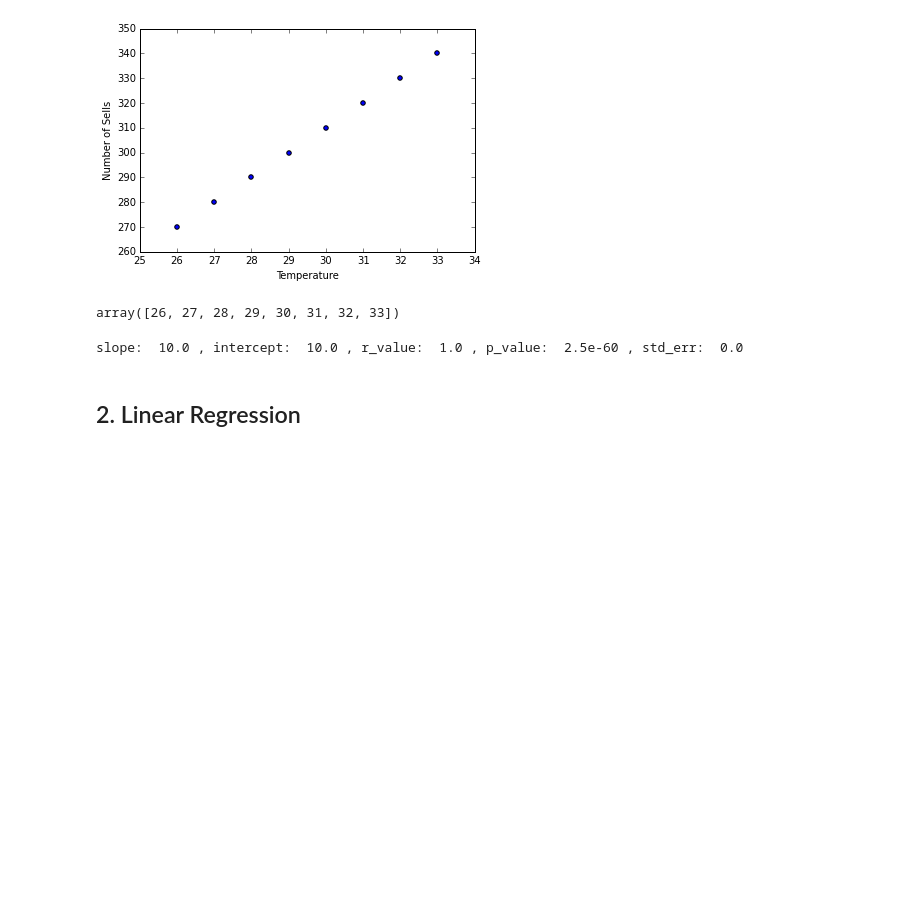
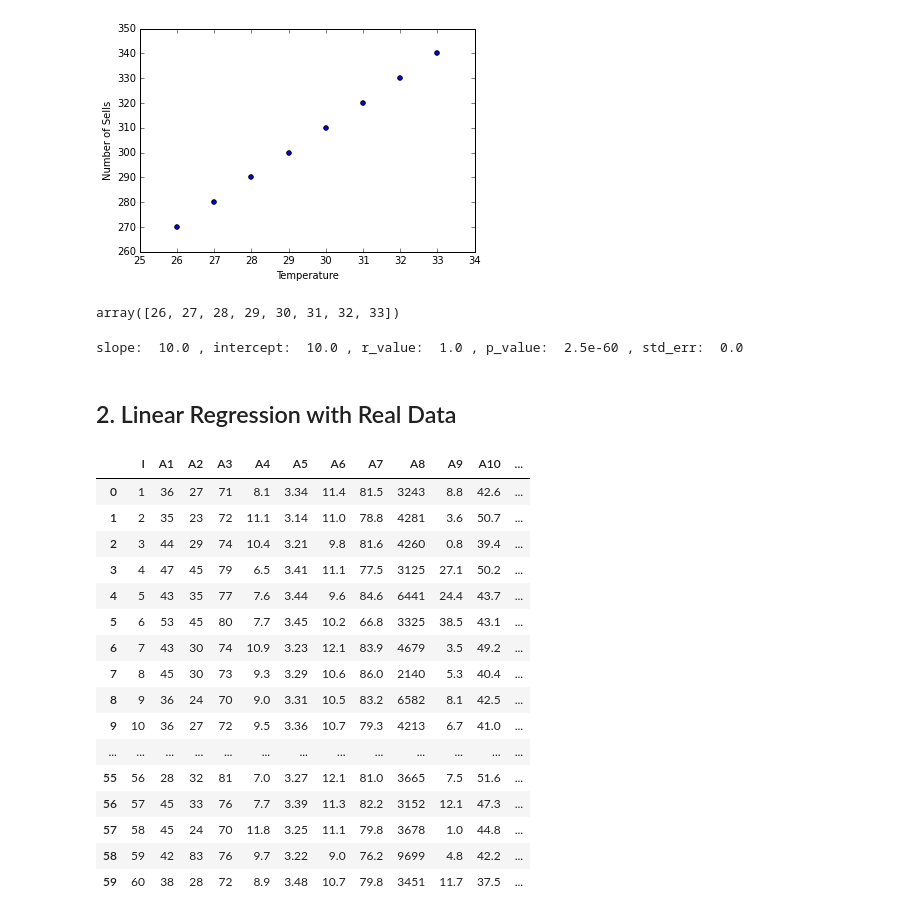
Before and after one commit to bluebibi/python-for-data-analysis, a Jupyter notebook: data_science/linear_regression.ipynb, the cells around one changed output. Cells and saved outputs as stored; diff of their text form; code cells hidden in the pictures; blank space fills up the shorter version.

```diff
--- a/data_science/linear_regression.ipynb
+++ b/data_science/linear_regression.ipynb
@@ -40,4 +40,4 @@ print "slope: ", slope, ", intercept: ", intercept, ", r_value: ", r_value, ", p
 # %% [output]
 slope:  10.0 , intercept:  10.0 , r_value:  1.0 , p_value:  2.5e-60 , std_err:  0.0
 # %% [markdown]
-## 2. Linear Regression
+## 2. Linear Regression with Real Data
@@ -45,0 +44,27 @@ pathUrl2 = 'https://raw.githubusercontent.com/pydata/pydata-book/master/ch02/usa
+# %%
+import urllib2
+import json
+
+pathUrl = 'https://raw.githubusercontent.com/bluebibi/python-for-data-analysis/master/data_science/death_rate.csv'
+raw_csv = urllib2.urlopen(pathUrl)
+df = pd.read_csv(raw_csv)
+# %%
+df
+# %% [output]
+|  | I | A1 | A2 | A3 | A4 | A5 | A6 | A7 | A8 | A9 | A10 | ... |
+| 0 | 1 | 36 | 27 | 71 | 8.1 | 3.34 | 11.4 | 81.5 | 3243 | 8.8 | 42.6 | ... |
+| 1 | 2 | 35 | 23 | 72 | 11.1 | 3.14 | 11.0 | 78.8 | 4281 | 3.6 | 50.7 | ... |
+| 2 | 3 | 44 | 29 | 74 | 10.4 | 3.21 | 9.8 | 81.6 | 4260 | 0.8 | 39.4 | ... |
+| 3 | 4 | 47 | 45 | 79 | 6.5 | 3.41 | 11.1 | 77.5 | 3125 | 27.1 | 50.2 | ... |
+| 4 | 5 | 43 | 35 | 77 | 7.6 | 3.44 | 9.6 | 84.6 | 6441 | 24.4 | 43.7 | ... |
+| 5 | 6 | 53 | 45 | 80 | 7.7 | 3.45 | 10.2 | 66.8 | 3325 | 38.5 | 43.1 | ... |
+| 6 | 7 | 43 | 30 | 74 | 10.9 | 3.23 | 12.1 | 83.9 | 4679 | 3.5 | 49.2 | ... |
+| 7 | 8 | 45 | 30 | 73 | 9.3 | 3.29 | 10.6 | 86.0 | 2140 | 5.3 | 40.4 | ... |
+| 8 | 9 | 36 | 24 | 70 | 9.0 | 3.31 | 10.5 | 83.2 | 6582 | 8.1 | 42.5 | ... |
+| 9 | 10 | 36 | 27 | 72 | 9.5 | 3.36 | 10.7 | 79.3 | 4213 | 6.7 | 41.0 | ... |
+| ... | ... | ... | ... | ... | ... | ... | ... | ... | ... | ... | ... | ... |
+| 55 | 56 | 28 | 32 | 81 | 7.0 | 3.27 | 12.1 | 81.0 | 3665 | 7.5 | 51.6 | ... |
+| 56 | 57 | 45 | 33 | 76 | 7.7 | 3.39 | 11.3 | 82.2 | 3152 | 12.1 | 47.3 | ... |
+| 57 | 58 | 45 | 24 | 70 | 11.8 | 3.25 | 11.1 | 79.8 | 3678 | 1.0 | 44.8 | ... |
+| 58 | 59 | 42 | 83 | 76 | 9.7 | 3.22 | 9.0 | 76.2 | 9699 | 4.8 | 42.2 | ... |
+| 59 | 60 | 38 | 28 | 72 | 8.9 | 3.48 | 10.7 | 79.8 | 3451 | 11.7 | 37.5 | ... |
```
Also changed, not shown: parts of 5 cells of this notebook, 2 other files.
